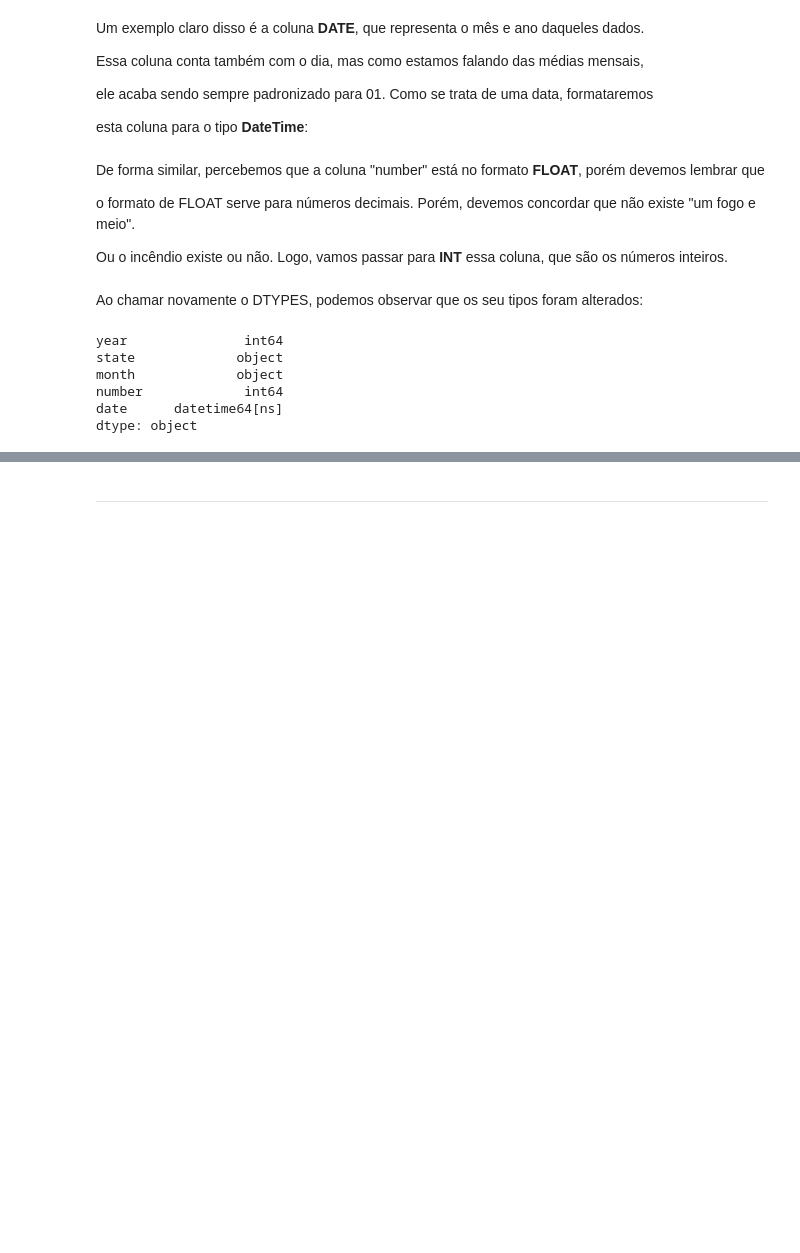
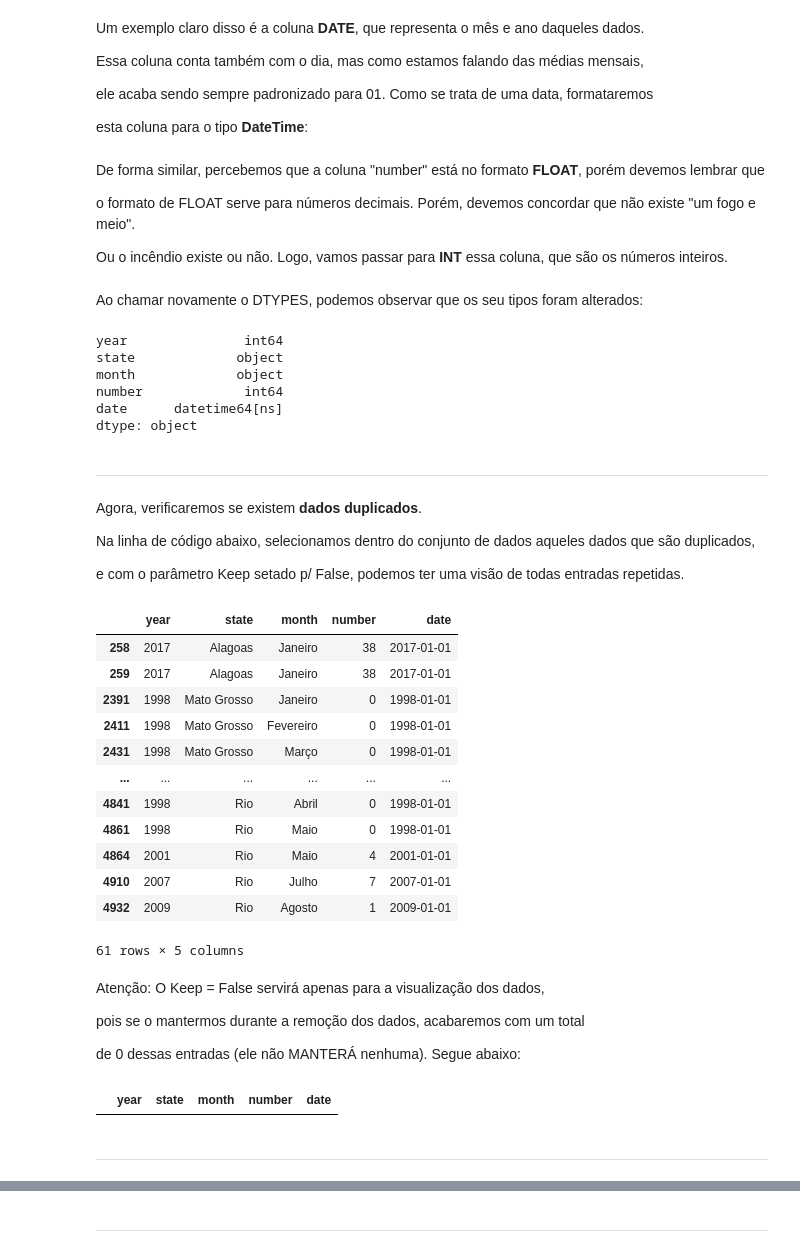
Before and after one commit to pedrorcm/Queimadas_Brasil, a Jupyter notebook: extenso.ipynb, the cells around one changed output, grey strips where cells are left out. Saved outputs shown, nothing was run; the diff lists cells and outputs as text; code cells hidden in the pictures; blank space fills up the shorter version.

Commit message:
Dropando duplicados

```diff
--- a/extenso.ipynb
+++ b/extenso.ipynb
@@ -89,3 +93,33 @@ month             object
 number             int64
 date      datetime64[ns]
 dtype: object
+# %% [markdown]
+____
+# %% [markdown]
+Agora, verificaremos se existem **dados duplicados**.
+
+Na linha de código abaixo, selecionamos dentro do conjunto de dados aqueles dados que são duplicados,
+
+e com o parâmetro Keep setado p/ False, podemos ter uma visão de todas entradas repetidas.
+# %%
+data[data.duplicated(keep=False)]
+# %% [output]
+|  | year | state | month | number | date |
+| 258 | 2017 | Alagoas | Janeiro | 38 | 2017-01-01 |
+| 259 | 2017 | Alagoas | Janeiro | 38 | 2017-01-01 |
+| 2391 | 1998 | Mato Grosso | Janeiro | 0 | 1998-01-01 |
+| 2411 | 1998 | Mato Grosso | Fevereiro | 0 | 1998-01-01 |
+| 2431 | 1998 | Mato Grosso | Março | 0 | 1998-01-01 |
+| ... | ... | ... | ... | ... | ... |
+| 4841 | 1998 | Rio | Abril | 0 | 1998-01-01 |
+| 4861 | 1998 | Rio | Maio | 0 | 1998-01-01 |
+| 4864 | 2001 | Rio | Maio | 4 | 2001-01-01 |
+| 4910 | 2007 | Rio | Julho | 7 | 2007-01-01 |
+| 4932 | 2009 | Rio | Agosto | 1 | 2009-01-01 |
+61 rows × 5 columns
+# %% [markdown]
+Atenção: O Keep = False servirá apenas para a visualização dos dados,
+
+pois se o mantermos durante a remoção dos dados, acabaremos com um total
+
+de 0 dessas entradas (ele não MANTERÁ nenhuma). Segue abaixo:
@@ -91,0 +128,8 @@ dtype: object
+# %%
+# Verificando novamente, vemos que não existem mais valores duplicados:
+
+data[data.duplicated(keep=False)]
+# %% [output]
+|  | year | state | month | number | date |
+# %% [markdown]
+________
```
Also changed, not shown: parts of 14 cells of this notebook.
